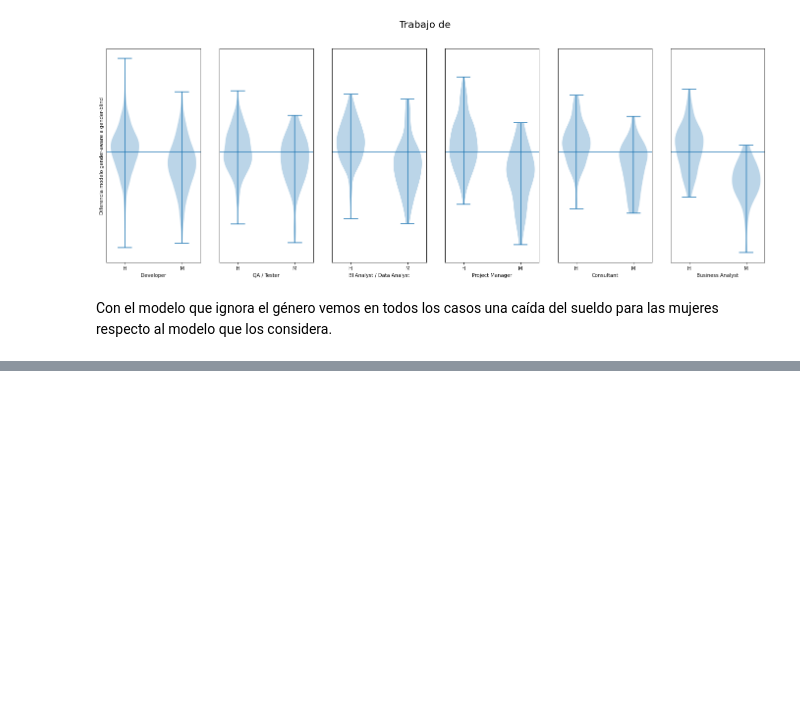
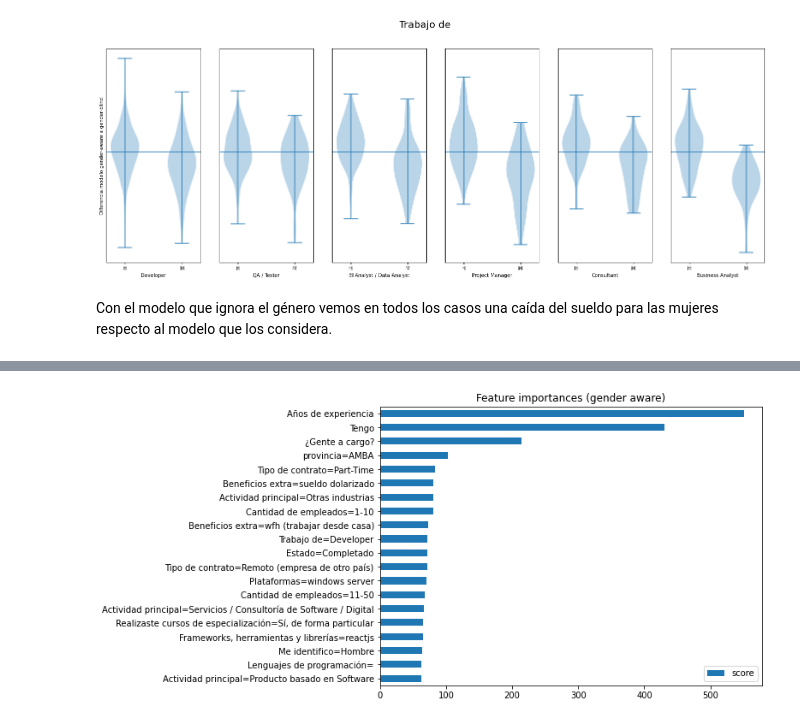
Before and after one commit to seppo0010/sysarmy-sueldos-2020.1, a Jupyter notebook: notebook/Brecha de género.ipynb, the cells around one changed output, grey strips where cells are left out. Saved outputs shown, nothing was run; the diff lists cells and outputs as text; code cells hidden in the pictures; blank space fills up the shorter version.

Commit message:
Poor attempt to understand gender blind model

```diff
--- a/notebook/Brecha de género.ipynb
+++ b/notebook/Brecha de género.ipynb
@@ -545,0 +550,15 @@ Con el modelo que ignora el género vemos en todos los casos una caída del suel
+# %%
+models = {}
+models['gender-aware'] = Model().fit(df, df['log(salary)'])
+df['Me identifico'] = ''
+models['gender-unaware'] = Model().fit(df, df['log(salary)'])
+df['Me identifico'] = df['Me identifico_copy']
+# %%
+features = models['gender-aware'].valid_words_ + [ '¿Gente a cargo?', 'Años de experiencia', 'Tengo']
+feature_important = models['gender-aware'].regressor_.get_booster().get_score(importance_type='weight')
+keys = [features[int(i)] for i in list(feature_important.keys())]
+values = list(feature_important.values())
+data = pd.DataFrame(data=values, index=keys, columns=["score"]).sort_values(by = "score", ascending=True).tail(20)
+data.plot(kind='barh', figsize=(8, 6), title='Feature importances (gender aware)');
+# %% [output]
+[figure, added]
```
Also changed, not shown: parts of 6 cells of this notebook.
